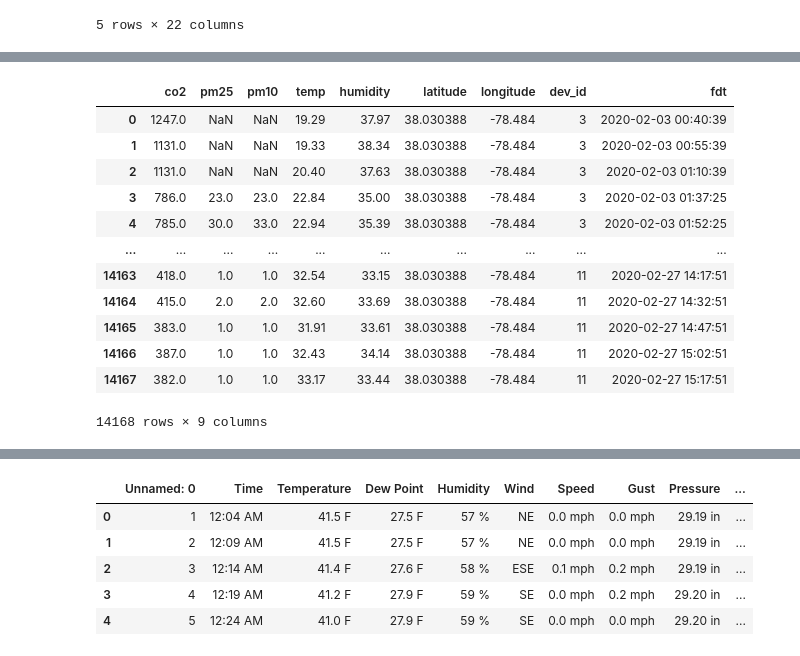
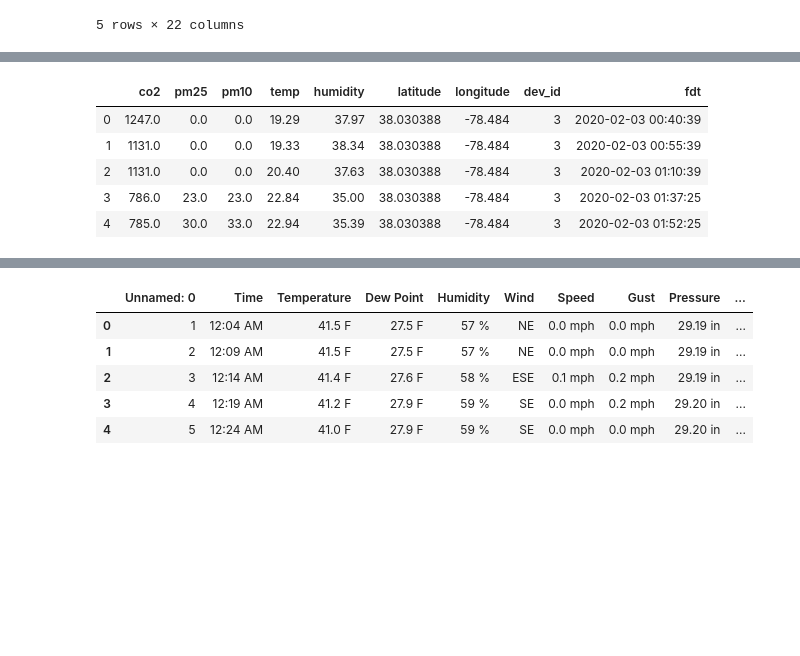
Before and after one commit to thejimster82/CvilleAQ, a Jupyter notebook: code/weather_plus_pm.ipynb, the cells around one changed output, grey strips where cells are left out. Drawn from its saved outputs; the diff is of its cells as text; code cells hidden in the pictures; blank space fills up the shorter version.

```diff
--- a/code/weather_plus_pm.ipynb
+++ b/code/weather_plus_pm.ipynb
@@ -139,17 +145,10 @@ pm_na
 # %%
 #could use this to linearly interpolate for the ARIMA method that Jon mentioned
-pm_na.interpolate()
+pm_na.interpolate().head()
 # %% [output]
 |  | co2 | pm25 | pm10 | temp | humidity | latitude | longitude | dev_id | fdt |
-| 0 | 1247.0 | NaN | NaN | 19.29 | 37.97 | 38.030388 | -78.484 | 3 | 2020-02-03 00:40:39 |
-| 1 | 1131.0 | NaN | NaN | 19.33 | 38.34 | 38.030388 | -78.484 | 3 | 2020-02-03 00:55:39 |
-| 2 | 1131.0 | NaN | NaN | 20.40 | 37.63 | 38.030388 | -78.484 | 3 | 2020-02-03 01:10:39 |
+| 0 | 1247.0 | 0.0 | 0.0 | 19.29 | 37.97 | 38.030388 | -78.484 | 3 | 2020-02-03 00:40:39 |
+| 1 | 1131.0 | 0.0 | 0.0 | 19.33 | 38.34 | 38.030388 | -78.484 | 3 | 2020-02-03 00:55:39 |
+| 2 | 1131.0 | 0.0 | 0.0 | 20.40 | 37.63 | 38.030388 | -78.484 | 3 | 2020-02-03 01:10:39 |
 | 3 | 786.0 | 23.0 | 23.0 | 22.84 | 35.00 | 38.030388 | -78.484 | 3 | 2020-02-03 01:37:25 |
 | 4 | 785.0 | 30.0 | 33.0 | 22.94 | 35.39 | 38.030388 | -78.484 | 3 | 2020-02-03 01:52:25 |
-| ... | ... | ... | ... | ... | ... | ... | ... | ... | ... |
-| 14163 | 418.0 | 1.0 | 1.0 | 32.54 | 33.15 | 38.030388 | -78.484 | 11 | 2020-02-27 14:17:51 |
-| 14164 | 415.0 | 2.0 | 2.0 | 32.60 | 33.69 | 38.030388 | -78.484 | 11 | 2020-02-27 14:32:51 |
-| 14165 | 383.0 | 1.0 | 1.0 | 31.91 | 33.61 | 38.030388 | -78.484 | 11 | 2020-02-27 14:47:51 |
-| 14166 | 387.0 | 1.0 | 1.0 | 32.43 | 34.14 | 38.030388 | -78.484 | 11 | 2020-02-27 15:02:51 |
-| 14167 | 382.0 | 1.0 | 1.0 | 33.17 | 33.44 | 38.030388 | -78.484 | 11 | 2020-02-27 15:17:51 |
-14168 rows × 9 columns
```
Also changed, not shown: parts of 25 cells of this notebook, 4 other files.
